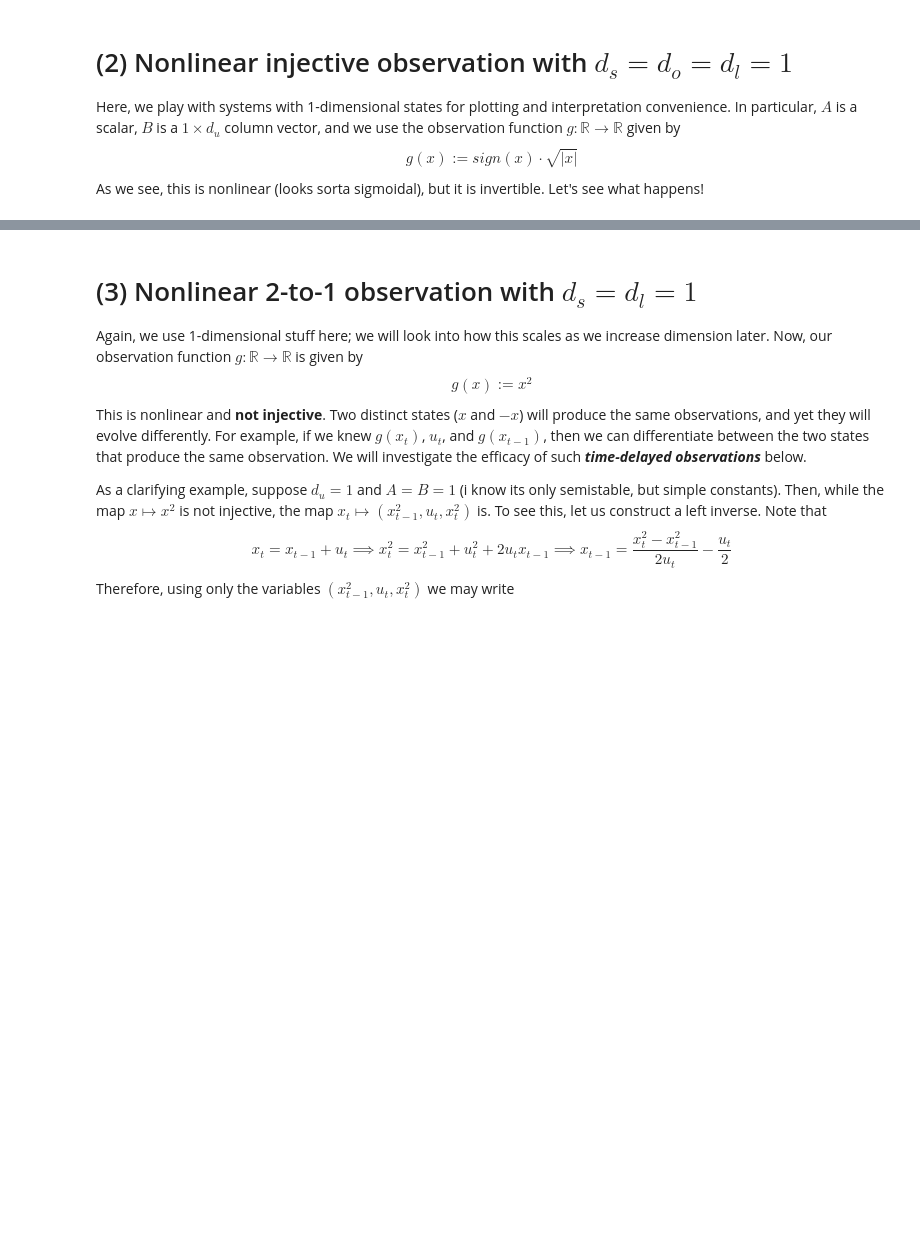
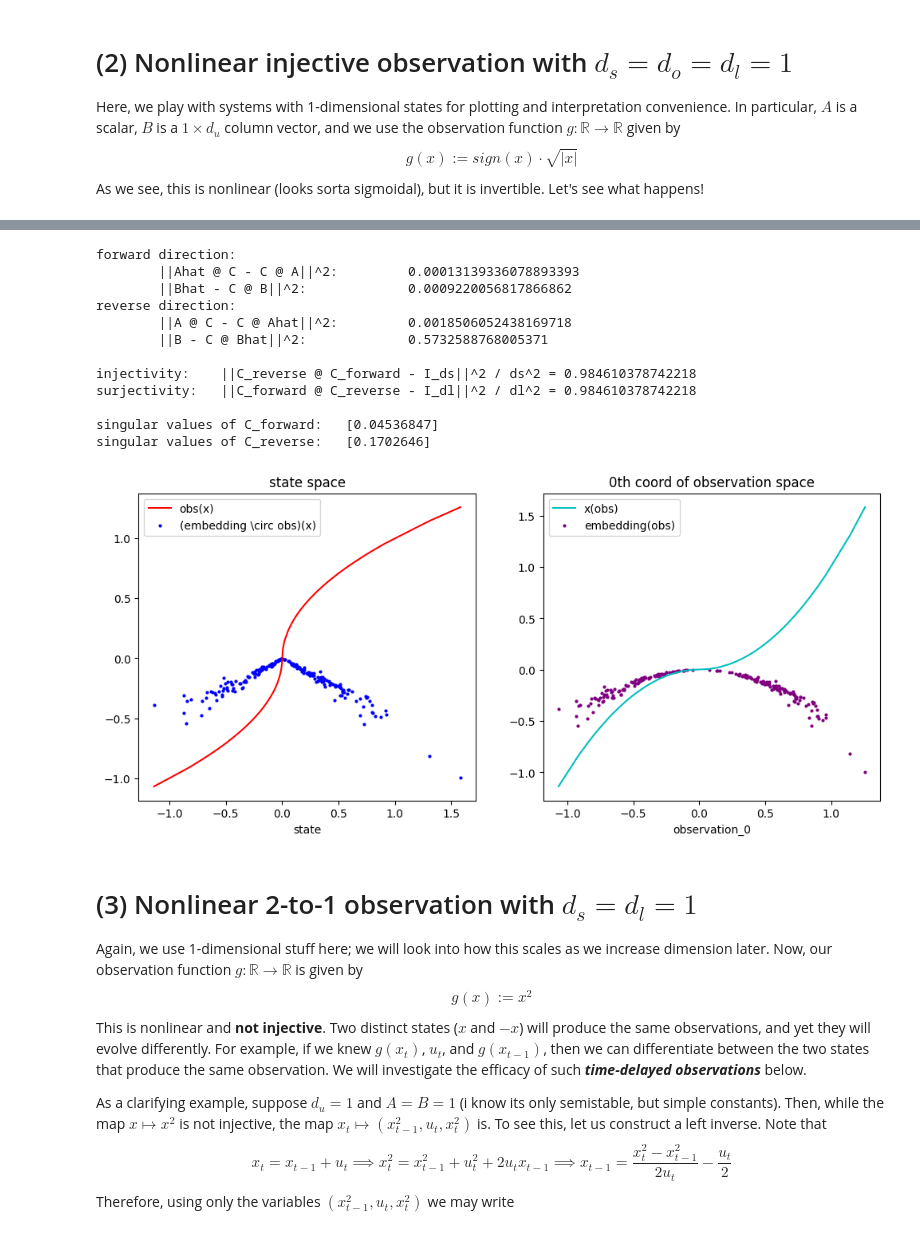
Before and after one commit to edogariu/extravaganza, a Jupyter notebook: experiments/Synthetic LDS.ipynb, the cells around one changed output, grey strips where cells are left out. Drawn from its saved outputs; the diff is of its cells as text; code cells hidden in the pictures; blank space fills up the shorter version.

Commit message:
checkpoint before tryin something kinda stupid

```diff
--- a/experiments/Synthetic LDS.ipynb
+++ b/experiments/Synthetic LDS.ipynb
@@ -48,5 +48,5 @@ INFO: Writing /var/folders/5m/0xr906c130vdqvkm3g21n6wr0000gn/T/tmphpjii69q/_remo
 # %%
-def run(observable, ds: int, du: int, dl: int,
+def run(observable, ds: int, du: int,
         T0: int, reset_every: int, sysid_args):
     """
     fn to gather data and train a sysid.
@@ -60,7 +60,7 @@ def run(observable, ds: int, du: int, dl: int,
     print(summarize_lds(A, B))
 
     # make sysid
-    sysid = Lifter(state_dim=dl, **sysid_args)
+    sysid = Lifter(**sysid_args)
 
     # interaction loop
     control = jnp.zeros(du)
@@ -86,34 +86,33 @@ def generate(observable, A, B, sysid, max_sq_norm, sampling_method='ball',
     ds, du = B.shape
     do, dl = sysid.obs_dim, sysid.state_dim
     states = []
+    controls = []
     observations = []
     embeddings = []
+    cost, obs, u = 0., jnp.zeros(do), jnp.zeros(du)
     if use_pbar: pbar = tqdm.tqdm(total=N)
     while len(embeddings) < N:
         if len(embeddings) % reset_every == 0:
             traj = Trajectory()
             x = (max_sq_norm ** 0.5) * sample(jkey(), (ds,), sampling_method=sampling_method)
-            for _ in range(hh):
-                u = sysid.explorer.exploration_scales * sample(jkey(), (du,), sampling_method=SAMPLING_METHOD)
-                traj.add_control(u)
-                x = A @ x + B @ u
-                traj.add_state(jnp.linalg.norm(x) ** 2, x)
 
-        u = sysid.explorer.exploration_scales * sample(jkey(), (du,), sampling_method=SAMPLING_METHOD)
-        traj.add_control(u)
         x = A @ x + B @ u
         cost = jnp.linalg.norm(x) ** 2
         traj.add_state(cost, x)
         obs = observable(traj)
         emb = sysid.get_state(obs, cost)
+        u = sysid.explorer.exploration_scales * sample(jkey(), (du,), sampling_method=SAMPLING_METHOD)
+        traj.add_control(u)
+
         states.append(x)
+        controls.append(u)
         observations.append(obs)
         embeddings.append(emb)
         if use_pbar: pbar.update(1)
     if use_pbar: pbar.close()
-    states, observations, embeddings = map(lambda arr: jnp.stack(arr, axis=0), (states, observations, embeddings))
-    states, observations, embeddings = states.reshape(N, ds), observations.reshape(N, do), embeddings.reshape(N, dl)
-    return states, observations, embeddings
+    states, controls, observations, embeddings = map(lambda arr: jnp.stack(arr, axis=0), (states, controls, observations, embeddings))
+    states, controls, observations, embeddings = states.reshape(N, ds), controls.reshape(N, du), observations.reshape(N, do), embeddings.reshape(N, dl)
+    return states, controls, observations, embeddings
 # %%
 def summarize(observable, A, B, sysid, max_sq_norm, sampling_method='ball', N=1000, reset_every=10, hh=10):
     """
@@ -125,7 +124,7 @@ def summarize(observable, A, B, sysid, max_sq_norm, sampling_method='ball', N=10
     assert du == sysid.control_dim, (du, sysid.control_dim)
     do, dl = sysid.obs_dim, sysid.state_dim,
 
-    states, _, embeddings = generate(observable, A, B, sysid, max_sq_norm, sampling_method, N, reset_every, hh)
+    states, _, _, embeddings = generate(observable, A, B, sysid, max_sq_norm, sampling_method, N, reset_every, hh)
 
     # -------- FORWARD DIRECTION, showing that T = f \circ g linearizes ------------------------
     print('forward direction:')
@@ -193,10 +192,10 @@ def print_prediction(observable, A, B, sysid, max_sq_norm, k=1, sampling_method=
     print(f'||gt - original||={jnp.linalg.norm(gt - original)}\t||pred - original||={jnp.linalg.norm(pred - original)}\t||gt - pred||={jnp.linalg.norm(gt - pred)}')
     pass
 # %%
-def plot_1d(observable, A, B, sysid, max_sq_norm, sampling_method='ball', N=2000, reset_every=10, hh=10):
+def plot_1d(observable, A, B, sysid, max_sq_norm, sampling_method='ball', N=2000, reset_every=10, hh=1):
     assert A.shape[0] == 1 and sysid.state_dim == 1
 
-    xs, os, zs = generate(observable, A, B, sysid, max_sq_norm, sampling_method, N, reset_every, hh)
+    xs, _, os, zs = generate(observable, A, B, sysid, max_sq_norm, sampling_method, N, reset_every, hh)
     idxs = jnp.argsort(xs.squeeze())
     xs, os, zs = xs[idxs].reshape(-1), os[idxs].reshape(*os.shape), zs[idxs].reshape(-1)
 #     zs = zs * (sysid.fmean ** 0.5)
@@ -366,7 +404,21 @@ As we see, this is nonlinear (looks sorta sigmoidal), but it is invertible. Let'
 # %%
-# # check linearization and plot some stuff
-# summarize(observable, A, B, sysid, max_sq_norm, sampling_method='ball', reset_every=reset_every)
-# plot_1d(observable, A, B, sysid, max_sq_norm, sampling_method='ball', reset_every=reset_every, N=200)
+# check linearization and plot some stuff
+summarize(observable, A, B, sysid, max_sq_norm, sampling_method='ball', reset_every=reset_every)
+plot_1d(observable, A, B, sysid, max_sq_norm, sampling_method='ball', reset_every=reset_every, N=200)
+# %% [output]
+forward direction:
+        ||Ahat @ C - C @ A||^2:         0.00013139336078893393
+        ||Bhat - C @ B||^2:             0.0009220056817866862
+reverse direction:
+        ||A @ C - C @ Ahat||^2:         0.0018506052438169718
+        ||B - C @ Bhat||^2:             0.5732588768005371
+
+injectivity:    ||C_reverse @ C_forward - I_ds||^2 / ds^2 = 0.984610378742218
+surjectivity:   ||C_forward @ C_reverse - I_dl||^2 / dl^2 = 0.984610378742218
+
+singular values of C_forward:   [0.04536847]
+singular values of C_reverse:   [0.1702646]
+[figure, added]
 # %% [markdown]
 # (3) Nonlinear 2-to-1 observation with $d_s=d_l=1$
 Again, we use 1-dimensional stuff here; we will look into how this scales as we increase dimension later. Now, our observation function $g: \mathbb{R} \rightarrow \mathbb{R}$ is given by
```
Also changed, not shown: parts of 9 cells of this notebook, 7 other files.
